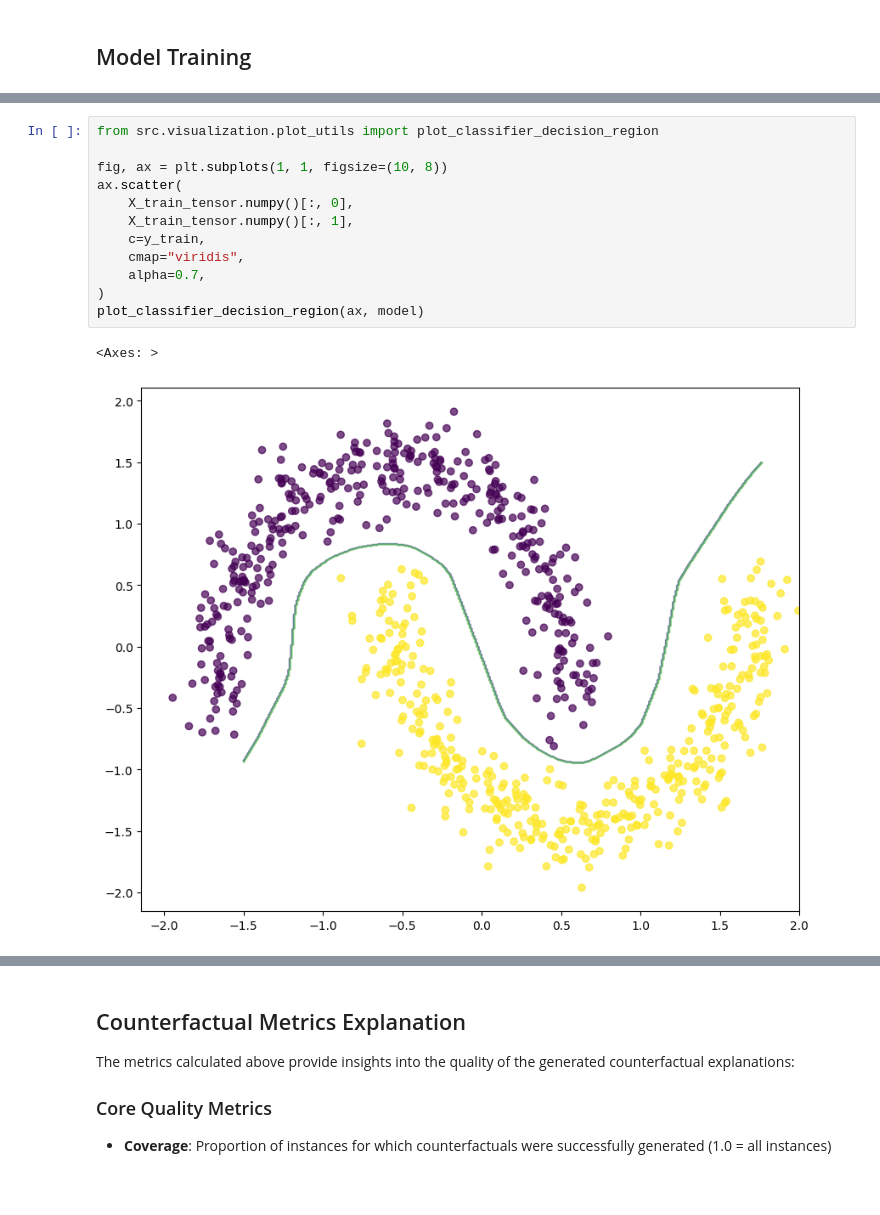
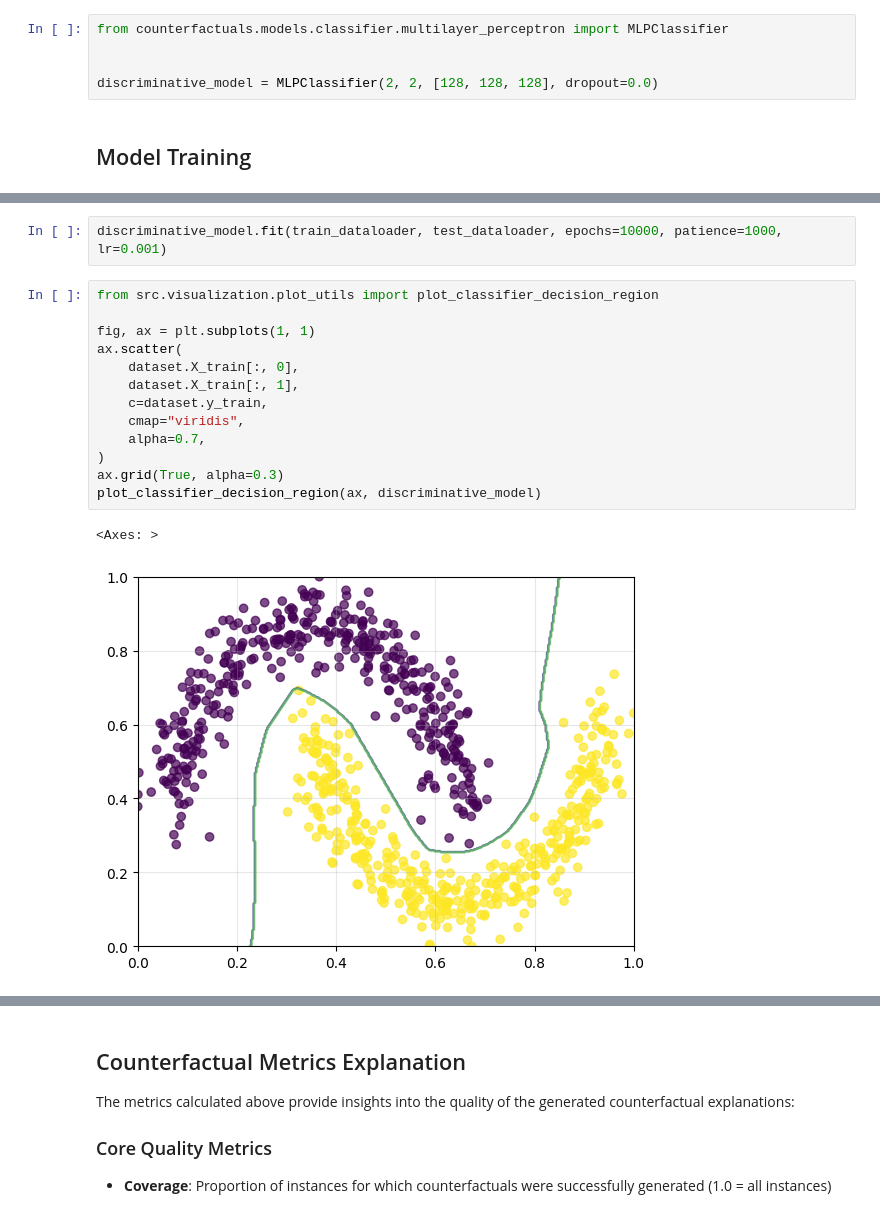
Before and after one commit to LukiLenkiewicz/ML-in-PL-counterfactuals, a Jupyter notebook: notebooks/wachter.ipynb, the cells around one changed output, grey strips where cells are left out. Drawn from its saved outputs; the diff is of its cells as text; blank space fills up the shorter version.

```diff
--- a/notebooks/wachter.ipynb
+++ b/notebooks/wachter.ipynb
@@ -200,2 +151,7 @@ model = MultilayerPerceptron(2, 2)
+# %%
+from counterfactuals.models.classifier.multilayer_perceptron import MLPClassifier
+
+
+discriminative_model = MLPClassifier(2, 2, [128, 128, 128], dropout=0.0)
 # %% [markdown]
 ## Model Training
@@ -213,18 +158,21 @@ Training completed!
+# %%
+discriminative_model.fit(train_dataloader, test_dataloader, epochs=10000, patience=1000, lr=0.001)
 # %%
 from src.visualization.plot_utils import plot_classifier_decision_region
 
-fig, ax = plt.subplots(1, 1, figsize=(10, 8))
+fig, ax = plt.subplots(1, 1)
 ax.scatter(
-    X_train_tensor.numpy()[:, 0],
-    X_train_tensor.numpy()[:, 1],
-    c=y_train,
+    dataset.X_train[:, 0],
+    dataset.X_train[:, 1],
+    c=dataset.y_train,
     cmap="viridis",
     alpha=0.7,
 )
-plot_classifier_decision_region(ax, model)
+ax.grid(True, alpha=0.3)
+plot_classifier_decision_region(ax, discriminative_model)
 # %% [output]
 <Axes: >
-[figure, old version]
+[figure, new version]
 # %% [markdown]
 ---
 
```
Also changed, not shown: parts of 13 cells of this notebook.
